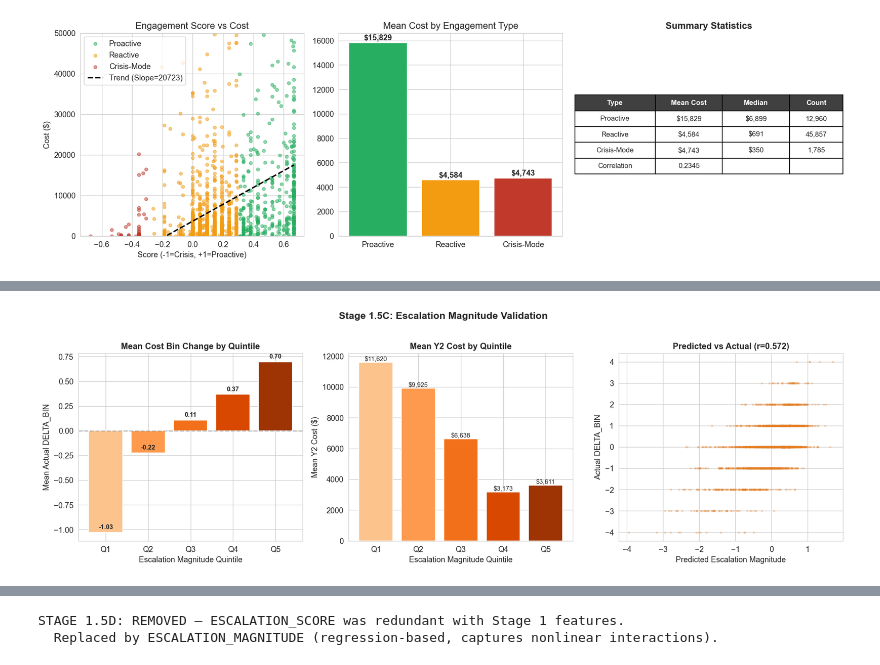
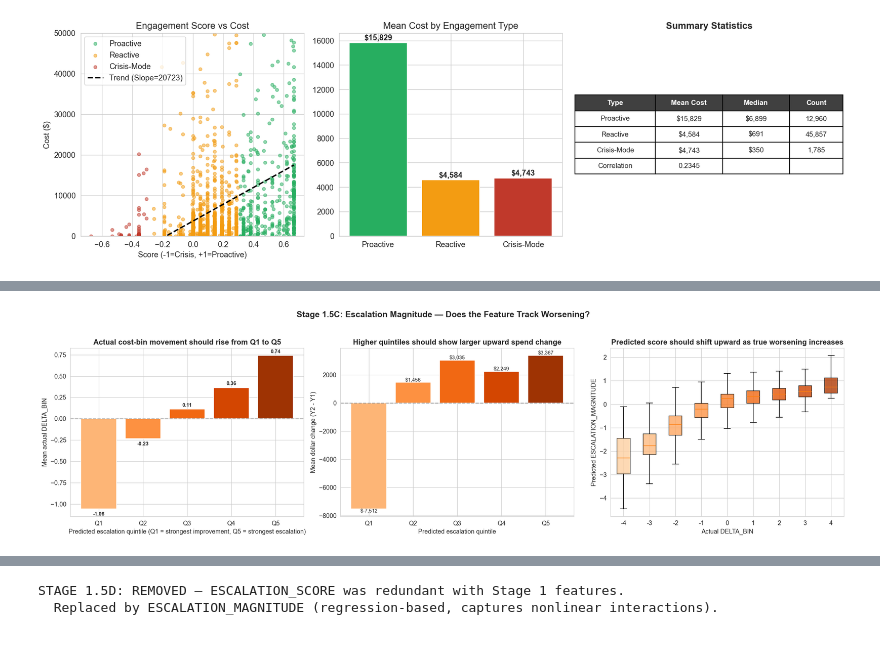
Before and after one commit to Robot0920/meps_healthcare_expenditure_prediction, a Jupyter notebook: notebooks/5.2_stage1_5_and_stage2_modeling.ipynb, the cells around one changed output, grey strips where cells are left out. Drawn from its saved outputs; the diff is of its cells as text; code cells hidden in the pictures.

```diff
--- a/notebooks/5.2_stage1_5_and_stage2_modeling.ipynb
+++ b/notebooks/5.2_stage1_5_and_stage2_modeling.ipynb
@@ -404,51 +429,64 @@ CNT_TOTAL_CONDITIONS    0.081940
 # %%
+
 # VISUALIZATION: Stage 1.5C - Escalation Magnitude
 
 if 'ESCALATION_MAGNITUDE' in df.columns:
 
-    fig, axes = plt.subplots(1, 3, figsize=(16, 5))
-    fig.suptitle('Stage 1.5C: Escalation Magnitude Validation', fontsize=14, fontweight='bold', y=1.02)
+    fig, axes = plt.subplots(1, 3, figsize=(20, 5.5))
+    fig.suptitle('Stage 1.5C: Escalation Magnitude — Does the Feature Track Worsening?', fontsize=15, fontweight='bold', y=1.03)
 
-    # --- Panel 1: Predicted vs Actual DELTA_BIN ---
-    ax1 = axes[0]
-    df['_esc_quintile'] = pd.qcut(df['ESCALATION_MAGNITUDE'].rank(method='first'), q=5, labels=['Q1', 'Q2', 'Q3', 'Q4', 'Q5'])
-    stats = df.groupby('_esc_quintile').agg(
+    viz = df[['ESCALATION_MAGNITUDE', 'DELTA_BIN', 'COST_Y1_ADJ', 'COST_Y2_ADJ']].copy()
+    viz['DOLLAR_CHANGE'] = viz['COST_Y2_ADJ'] - viz['COST_Y1_ADJ']
+    viz['_esc_quintile'] = pd.qcut(
+        viz['ESCALATION_MAGNITUDE'].rank(method='first'),
+        q=5,
+        labels=['Q1', 'Q2', 'Q3', 'Q4', 'Q5']
+    )
+
+    stats = viz.groupby('_esc_quintile').agg(
         mean_delta=('DELTA_BIN', 'mean'),
-        mean_cost=('COST_Y2_ADJ', 'mean'),
+        mean_dollar_change=('DOLLAR_CHANGE', 'mean'),
+        mean_y1_cost=('COST_Y1_ADJ', 'mean'),
+        mean_y2_cost=('COST_Y2_ADJ', 'mean'),
         count=('DELTA_BIN', 'count')
     ).reset_index()
 
-    colors = plt.cm.Oranges(np.linspace(0.3, 0.9, 5))
-    bars = ax1.bar(stats['_esc_quintile'], stats['mean_delta'], color=colors)
+    # Panel 1: actual delta by predicted quintile
+    ax1 = axes[0]
+    colors = plt.cm.Oranges(np.linspace(0.35, 0.9, 5))
+    bars = ax1.bar(stats['_esc_quintile'], stats['mean_delta'], color=colors, edgecolor='white')
+    ax1.axhline(0, color='gray', linestyle='--', alpha=0.6)
     for bar, val in zip(bars, stats['mean_delta']):
-        ax1.text(bar.get_x() + bar.get_width()/2, val + 0.02, f'{val:.2f}', ha='center', va='bottom', fontsize=9, fontweight='bold')
-    ax1.axhline(y=0, color='gray', linestyle='--', alpha=0.5)
-    ax1.set_xlabel('Escalation Magnitude Quintile', fontsize=11)
-    ax1.set_ylabel('Mean Actual DELTA_BIN', fontsize=11)
-    ax1.set_title('Mean Cost Bin Change by Quintile', fontsize=12, fontweight='bold')
+        ax1.text(bar.get_x() + bar.get_width()/2, val + (0.03 if val >= 0 else -0.08), f'{val:.2f}', ha='center', fontsize=9, fontweight='bold')
+    ax1.set_xlabel('Predicted escalation quintile (Q1 = strongest improvement, Q5 = strongest escalation)')
+    ax1.set_ylabel('Mean actual DELTA_BIN')
+    ax1.set_title('Actual cost-bin movement should rise from Q1 to Q5', fontweight='bold')
 
-    # --- Panel 2: Cost by Quintile ---
+    # Panel 2: dollar change rather than raw Y2 cost
     ax2 = axes[1]
-    bars2 = ax2.bar(stats['_esc_quintile'], stats['mean_cost'], color=colors)
-    for bar, val in zip(bars2, stats['mean_cost']):
-        ax2.text(bar.get_x() + bar.get_width()/2, val, f'${val:,.0f}', ha='center', va='bottom', fontsize=9)
-    ax2.set_xlabel('Escalation Magnitude Quintile', fontsize=11)
-    ax2.set_ylabel('Mean Y2 Cost ($)', fontsize=11)
-    ax2.set_title('Mean Y2 Cost by Quintile', fontsize=12, fontweight='bold')
+    bars2 = ax2.bar(stats['_esc_quintile'], stats['mean_dollar_change'], color=colors, edgecolor='white')
+    ax2.axhline(0, color='gray', linestyle='--', alpha=0.6)
+    for bar, val in zip(bars2, stats['mean_dollar_change']):
+        ax2.text(bar.get_x() + bar.get_width()/2, val, f'${val:,.0f}', ha='center', va='bottom' if val >= 0 else 'top', fontsize=9)
+    ax2.set_xlabel('Predicted escalation quintile')
+    ax2.set_ylabel('Mean dollar change (Y2 - Y1)')
+    ax2.set_title('Higher quintiles should show larger upward spend change', fontweight='bold')
 
-    # --- Panel 3: Scatter ---
+    # Panel 3: predicted magnitude by true delta bin
     ax3 = axes[2]
-    sample_idx = np.random.RandomState(42).choice(len(df), size=min(3000, len(df)), replace=False)
-    ax3.scatter(df.iloc[sample_idx]['ESCALATION_MAGNITUDE'], df.iloc[sample_idx]['DELTA_BIN'],
-                alpha=0.2, s=5, c='#e67e22')
-    r_val = df['ESCALATION_MAGNITUDE'].corr(df['DELTA_BIN'])
-    ax3.set_xlabel('Predicted Escalation Magnitude', fontsize=11)
-    ax3.set_ylabel('Actual DELTA_BIN', fontsize=11)
-    ax3.set_title(f'Predicted vs Actual (r={r_val:.3f})', fontsize=12, fontweight='bold')
+    delta_order = sorted(viz['DELTA_BIN'].dropna().unique())
+    box_data = [viz.loc[viz['DELTA_BIN'] == d, 'ESCALATION_MAGNITUDE'].values for d in delta_order]
+    bp = ax3.boxplot(box_data, labels=[str(d) for d in delta_order], patch_artist=True, showfliers=False)
+    for patch, c in zip(bp['boxes'], plt.cm.Oranges(np.linspace(0.25, 0.85, len(delta_order)))):
+        patch.set_facecolor(c)
+        patch.set_alpha(0.8)
+    ax3.set_xlabel('Actual DELTA_BIN')
+    ax3.set_ylabel('Predicted ESCALATION_MAGNITUDE')
+    ax3.set_title('Predicted score should shift upward as true worsening increases', fontweight='bold')
 
-    df.drop(columns=['_esc_quintile'], inplace=True)
     plt.tight_layout()
+    plt.savefig(REPORT_DIR / 'figures' / 'stage1_5c_escalation_magnitude.png', dpi=150, bbox_inches='tight')
     plt.show()
 # %% [output]
-[figure, old version]
+[figure, new version]
 # %% [markdown]
```
Also changed, not shown: parts of 28 cells of this notebook, 51 other files.
